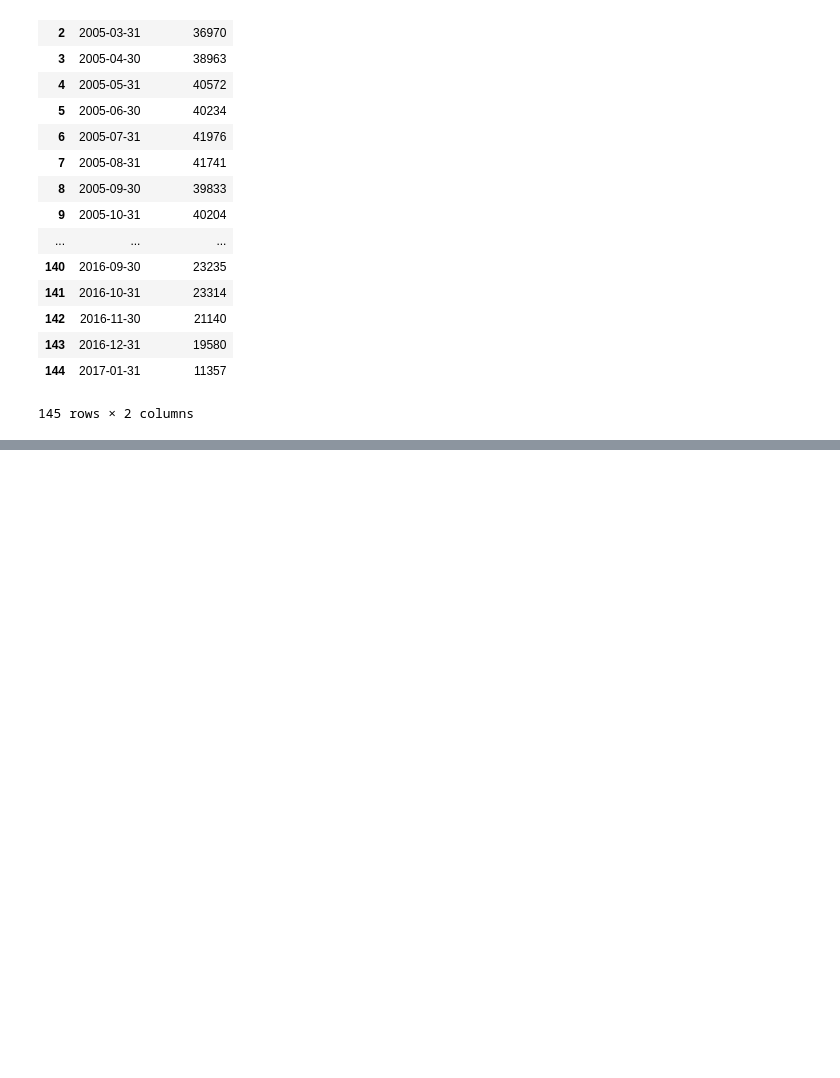
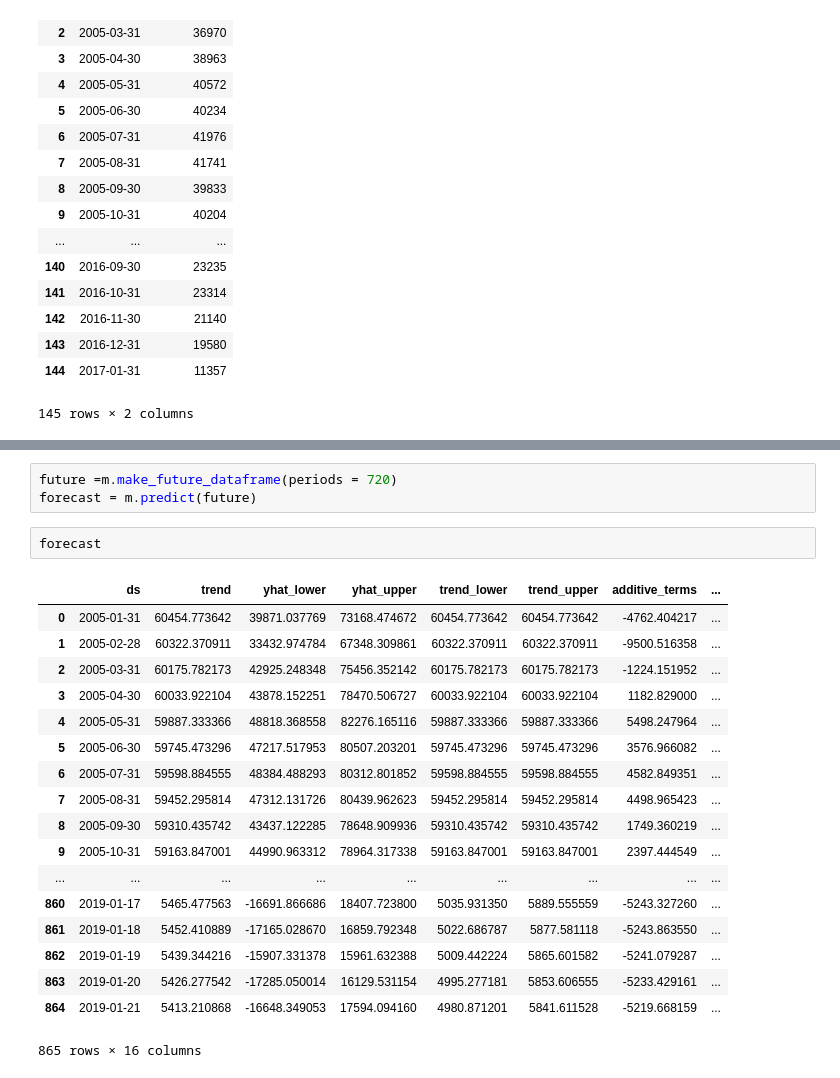
Before and after one commit to sagecodes/chicago-crime-prediction-fbprophet, a Jupyter notebook: chicago-crime-prediction-fbprophet.ipynb, the cells around one changed output, grey strips where cells are left out. Saved outputs shown, nothing was run; the diff lists cells and outputs as text; blank space fills up the shorter version.

```diff
--- a/chicago-crime-prediction-fbprophet.ipynb
+++ b/chicago-crime-prediction-fbprophet.ipynb
@@ -292,0 +321,24 @@ chicago_prophet_df_final = chicago_prophet.rename(columns = {'Date':'ds','Crime'
+# %%
+future =m.make_future_dataframe(periods = 720)
+forecast = m.predict(future)
+# %%
+forecast
+# %% [output]
+|  | ds | trend | yhat_lower | yhat_upper | trend_lower | trend_upper | additive_terms | ... |
+| 0 | 2005-01-31 | 60454.773642 | 39871.037769 | 73168.474672 | 60454.773642 | 60454.773642 | -4762.404217 | ... |
+| 1 | 2005-02-28 | 60322.370911 | 33432.974784 | 67348.309861 | 60322.370911 | 60322.370911 | -9500.516358 | ... |
+| 2 | 2005-03-31 | 60175.782173 | 42925.248348 | 75456.352142 | 60175.782173 | 60175.782173 | -1224.151952 | ... |
+| 3 | 2005-04-30 | 60033.922104 | 43878.152251 | 78470.506727 | 60033.922104 | 60033.922104 | 1182.829000 | ... |
+| 4 | 2005-05-31 | 59887.333366 | 48818.368558 | 82276.165116 | 59887.333366 | 59887.333366 | 5498.247964 | ... |
+| 5 | 2005-06-30 | 59745.473296 | 47217.517953 | 80507.203201 | 59745.473296 | 59745.473296 | 3576.966082 | ... |
+| 6 | 2005-07-31 | 59598.884555 | 48384.488293 | 80312.801852 | 59598.884555 | 59598.884555 | 4582.849351 | ... |
+| 7 | 2005-08-31 | 59452.295814 | 47312.131726 | 80439.962623 | 59452.295814 | 59452.295814 | 4498.965423 | ... |
+| 8 | 2005-09-30 | 59310.435742 | 43437.122285 | 78648.909936 | 59310.435742 | 59310.435742 | 1749.360219 | ... |
+| 9 | 2005-10-31 | 59163.847001 | 44990.963312 | 78964.317338 | 59163.847001 | 59163.847001 | 2397.444549 | ... |
+| ... | ... | ... | ... | ... | ... | ... | ... | ... |
+| 860 | 2019-01-17 | 5465.477563 | -16691.866686 | 18407.723800 | 5035.931350 | 5889.555559 | -5243.327260 | ... |
+| 861 | 2019-01-18 | 5452.410889 | -17165.028670 | 16859.792348 | 5022.686787 | 5877.581118 | -5243.863550 | ... |
+| 862 | 2019-01-19 | 5439.344216 | -15907.331378 | 15961.632388 | 5009.442224 | 5865.601582 | -5241.079287 | ... |
+| 863 | 2019-01-20 | 5426.277542 | -17285.050014 | 16129.531154 | 4995.277181 | 5853.606555 | -5233.429161 | ... |
+| 864 | 2019-01-21 | 5413.210868 | -16648.349053 | 17594.094160 | 4980.871201 | 5841.611528 | -5219.668159 | ... |
+865 rows × 16 columns
```
Also changed, not shown: parts of 5 cells of this notebook.
